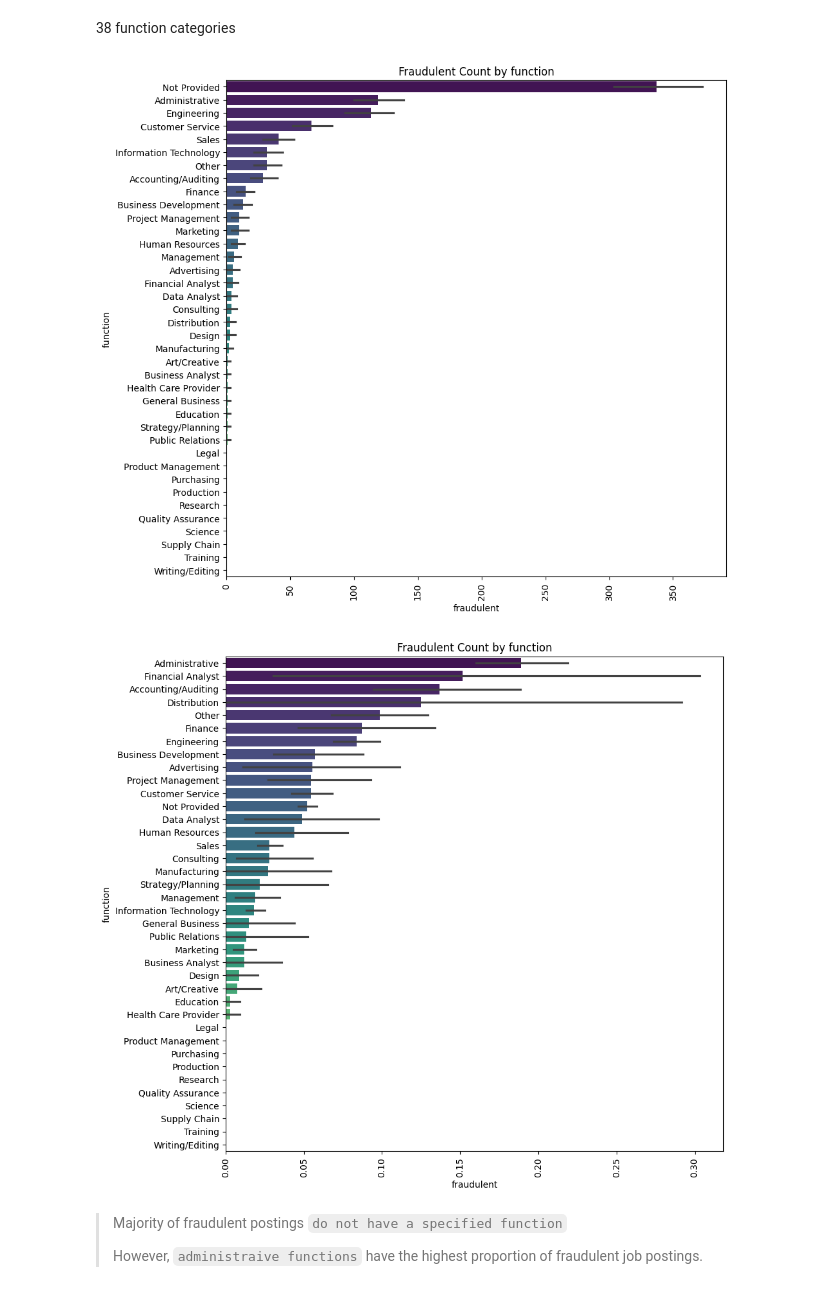
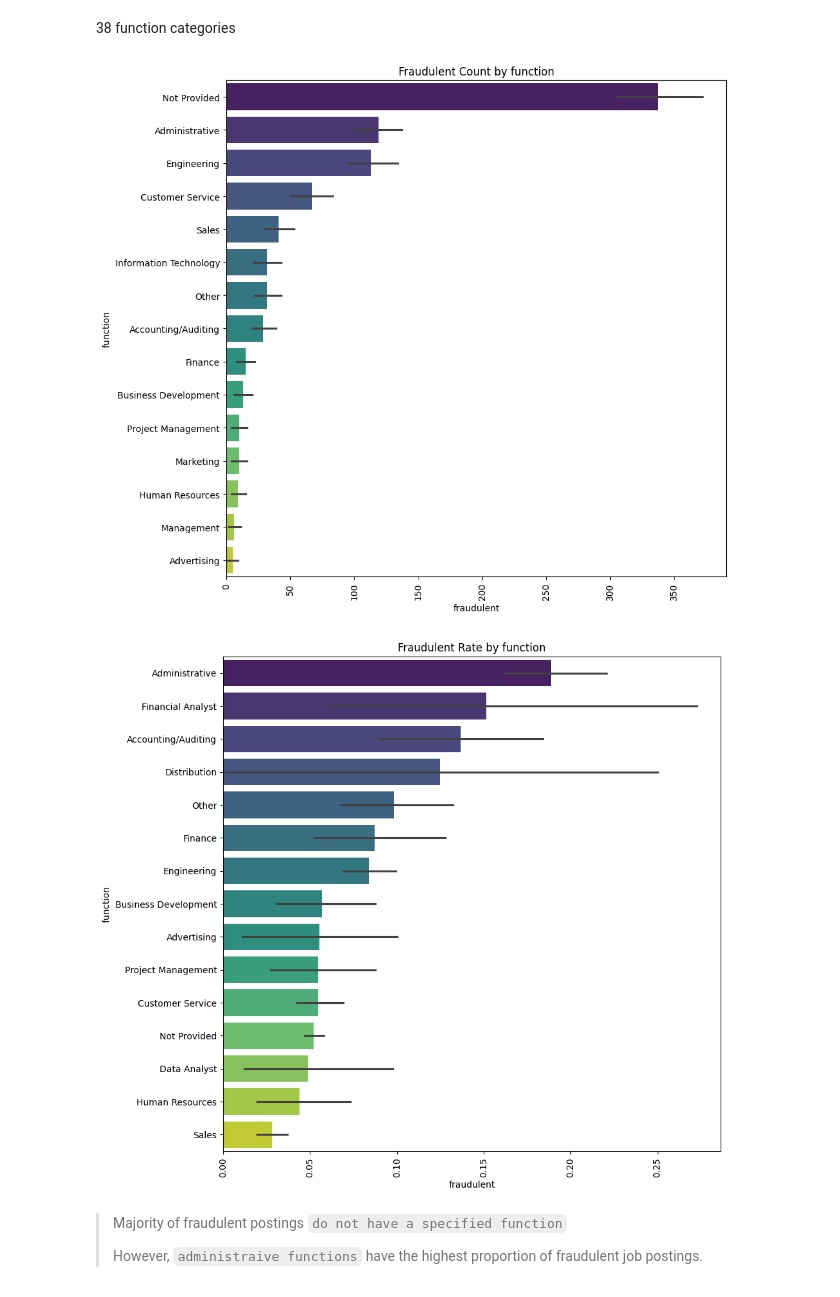
Before and after one commit to Bearson678/fake-job-posting_DL_Project, a Jupyter notebook: EDA.ipynb, the cells around one changed output. Saved outputs shown, nothing was run; the diff lists cells and outputs as text; code cells hidden in the pictures.

```diff
--- a/EDA.ipynb
+++ b/EDA.ipynb
@@ -421,24 +419,23 @@ Number of functions: 38
 # %% [markdown]
 38 function categories
 # %%
-## function distribution for fraudulent job postings
 plt.figure(figsize=(10,10))
-order = df.groupby('function')['fraudulent'].sum().sort_values(ascending=False).index
+order = df.groupby('function')['fraudulent'].sum().sort_values(ascending=False).head(15).index
 sns.barplot(y='function', x='fraudulent', data=df, palette='viridis', estimator=sum, order=order)
 plt.title(f'Fraudulent Count by function')
 plt.xticks(rotation=90)
 plt.show()
 # %% [output]
-[figure, old version]
+[figure, new version]
 # %%
 plt.figure(figsize=(10,10))
-order = df.groupby('function')['fraudulent'].mean().sort_values(ascending=False).index
+order = df.groupby('function')['fraudulent'].mean().sort_values(ascending=False).head(15).index
 sns.barplot(y='function', x='fraudulent', data=df, palette='viridis', order=order)
-plt.title(f'Fraudulent Count by function')
+plt.title(f'Fraudulent Rate by function')
 plt.xticks(rotation=90)
 plt.show()
 # %% [output]
-[figure, old version]
+[figure, new version]
 # %% [markdown]
 > Majority of fraudulent postings `do not have a specified function`
 >
```
Also changed, not shown: parts of 40 cells of this notebook, 2 other files.
